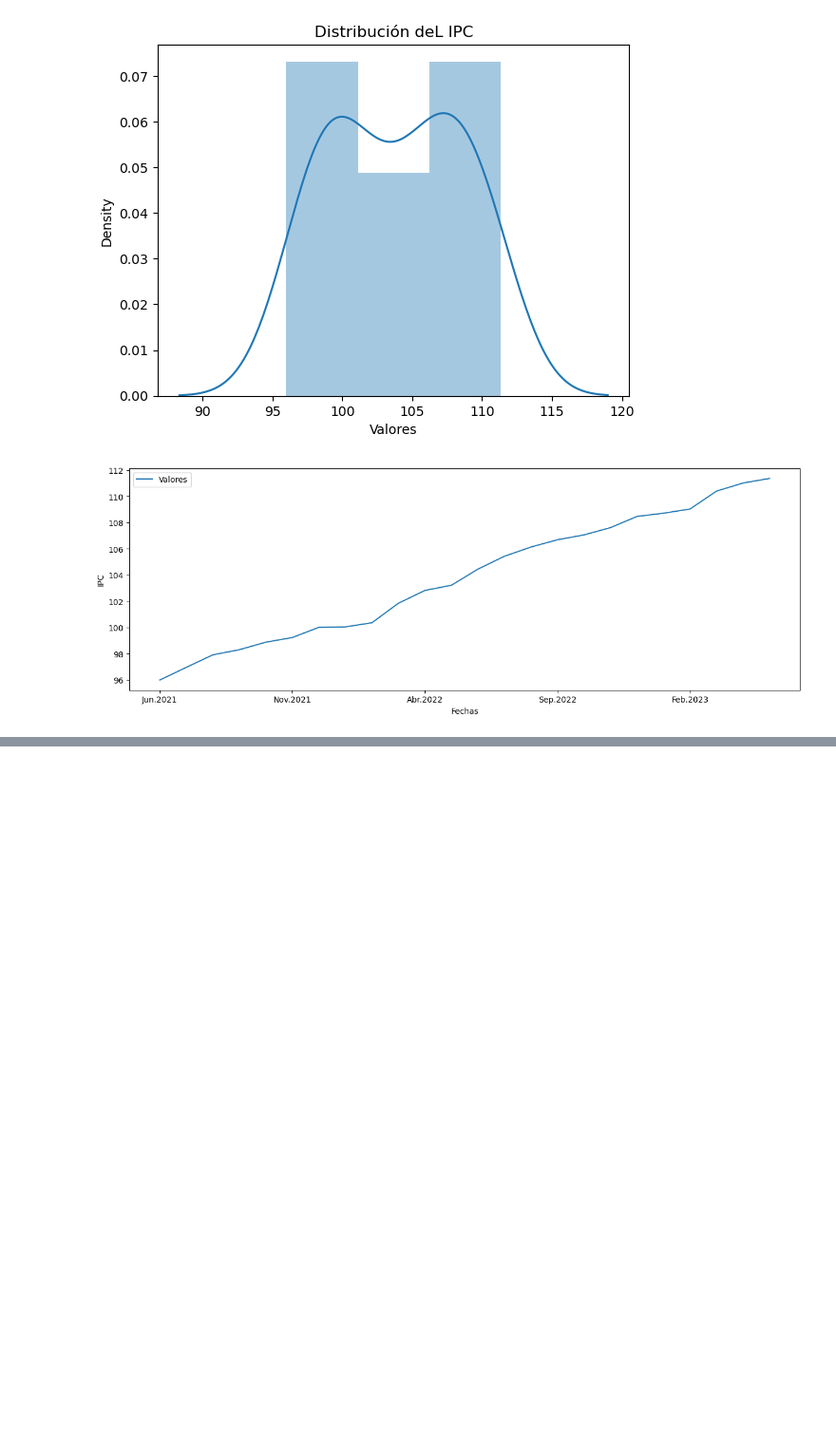
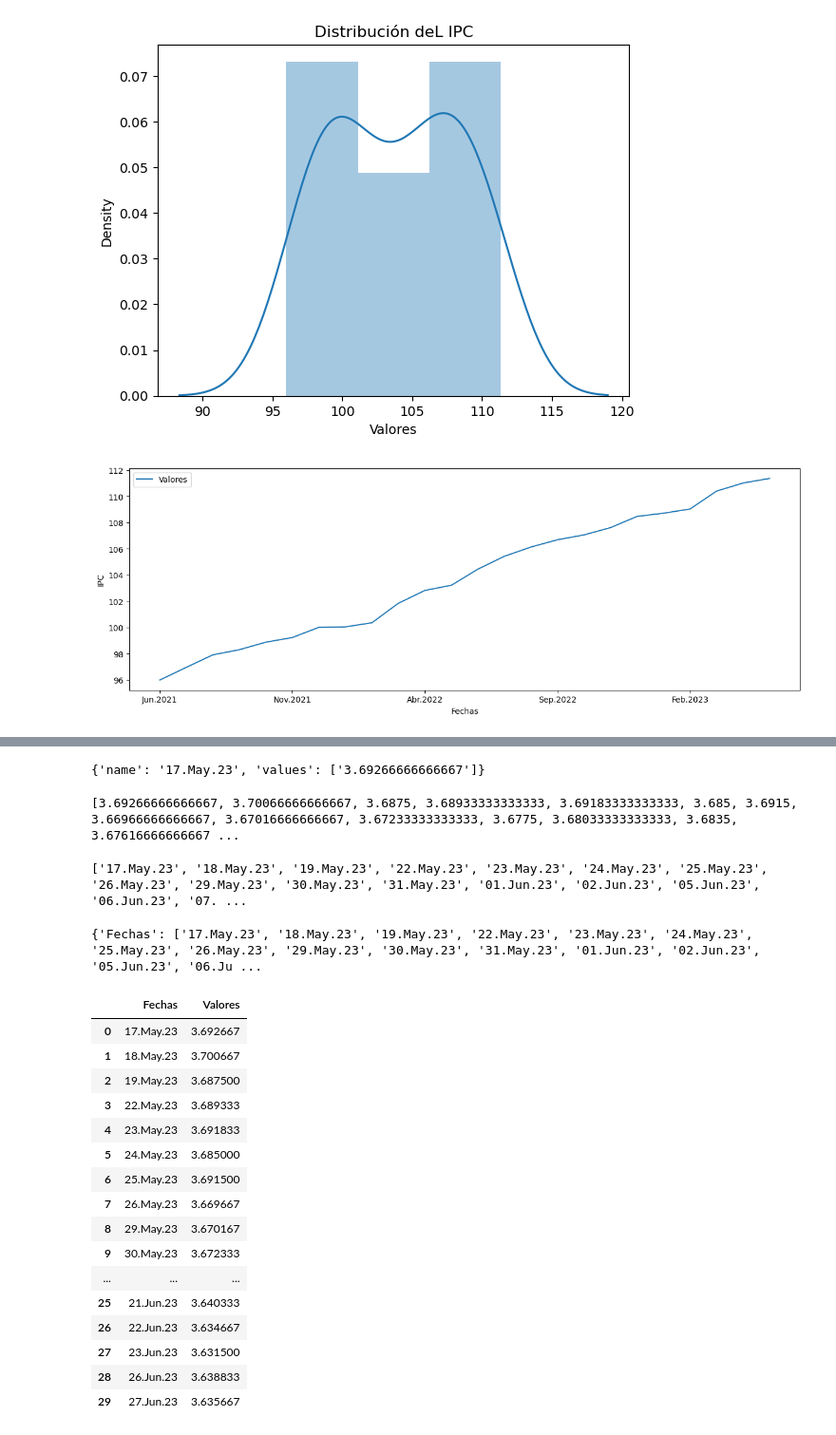
Before and after one commit to EdRoNo2501/TRABAJO_FINAL_LP2, a Jupyter notebook: Tipo de cambio BCRP.ipynb, the cells around one changed output, grey strips where cells are left out. Shown at 95% size. Saved outputs shown, nothing was run; the diff lists cells and outputs as text; code cells hidden in the pictures; blank space fills up the shorter version.

```diff
--- a/Tipo de cambio BCRP.ipynb
+++ b/Tipo de cambio BCRP.ipynb
@@ -151,0 +191,3 @@ plt.show()
+# %%
+responses_json=responses.json()
+print(responses_json)
@@ -151,0 +210,4 @@ plt.show()
+# %%
+print(responses_json['periods'][0])
+# %% [output]
+{'name': '17.May.23', 'values': ['3.69266666666667']}
@@ -151,0 +216,49 @@ plt.show()
+# %%
+#print(responses_json.get("periods"))  #el método get me da un resultado parecido a response_json['periods']
+periodos=responses_json.get("periods")
+price_index=[]
+for i in periodos:
+    valores_list=i['values']
+    for w in valores_list:
+        w=float(w)
+        price_index.append(w)
+
+#print(type(price_index[0]))
+print(price_index)
+# %% [output]
+[3.69266666666667, 3.70066666666667, 3.6875, 3.68933333333333, 3.69183333333333, 3.685, 3.6915, 3.66966666666667, 3.67016666666667, 3.67233333333333, 3.6775, 3.68033333333333, 3.6835, 3.67616666666667 ...
+# %%
+fechas=[]
+for i in periodos:
+    nombres=i['name']
+    fechas.append(nombres)
+
+print(fechas)
+# %% [output]
+['17.May.23', '18.May.23', '19.May.23', '22.May.23', '23.May.23', '24.May.23', '25.May.23', '26.May.23', '29.May.23', '30.May.23', '31.May.23', '01.Jun.23', '02.Jun.23', '05.Jun.23', '06.Jun.23', '07. ...
+# %%
+diccionario= {"Fechas":fechas, "Valores":price_index}
+print(diccionario)
+# %% [output]
+{'Fechas': ['17.May.23', '18.May.23', '19.May.23', '22.May.23', '23.May.23', '24.May.23', '25.May.23', '26.May.23', '29.May.23', '30.May.23', '31.May.23', '01.Jun.23', '02.Jun.23', '05.Jun.23', '06.Ju ...
+# %%
+Df = pd.DataFrame(diccionario)
+Df
+# %% [output]
+|  | Fechas | Valores |
+| 0 | 17.May.23 | 3.692667 |
+| 1 | 18.May.23 | 3.700667 |
+| 2 | 19.May.23 | 3.687500 |
+| 3 | 22.May.23 | 3.689333 |
+| 4 | 23.May.23 | 3.691833 |
+| 5 | 24.May.23 | 3.685000 |
+| 6 | 25.May.23 | 3.691500 |
+| 7 | 26.May.23 | 3.669667 |
+| 8 | 29.May.23 | 3.670167 |
+| 9 | 30.May.23 | 3.672333 |
+| ... | ... | ... |
+| 25 | 21.Jun.23 | 3.640333 |
+| 26 | 22.Jun.23 | 3.634667 |
+| 27 | 23.Jun.23 | 3.631500 |
+| 28 | 26.Jun.23 | 3.638833 |
+| 29 | 27.Jun.23 | 3.635667 |
```
Also changed, not shown: parts of 10 cells of this notebook.
